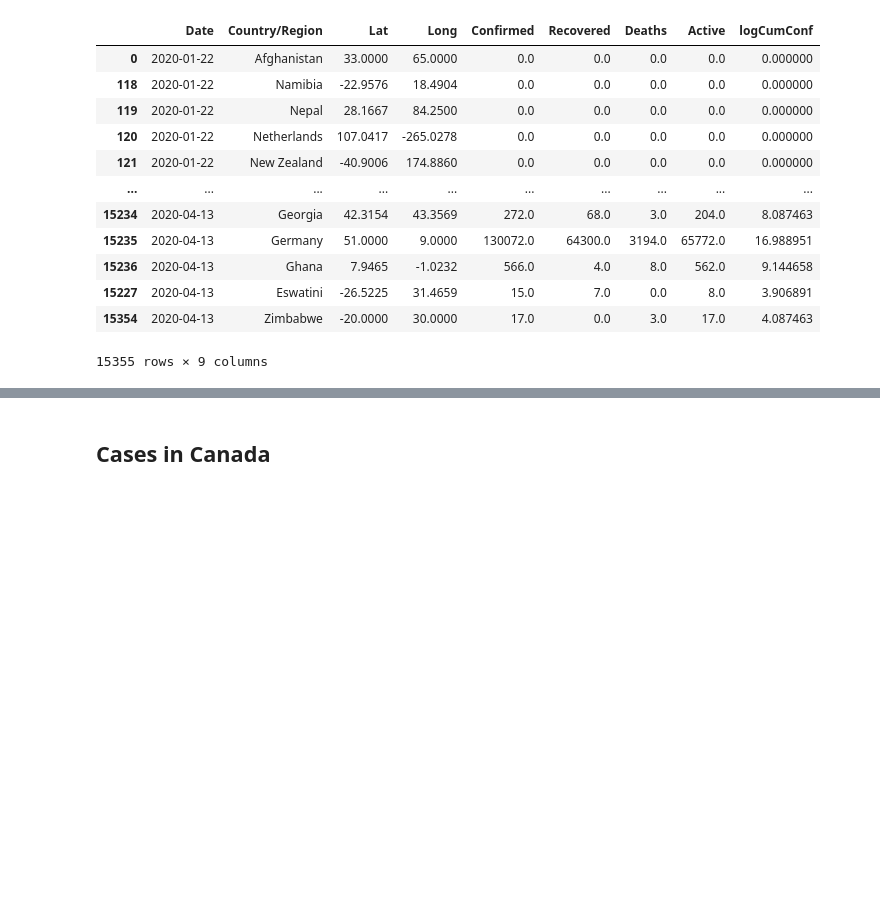
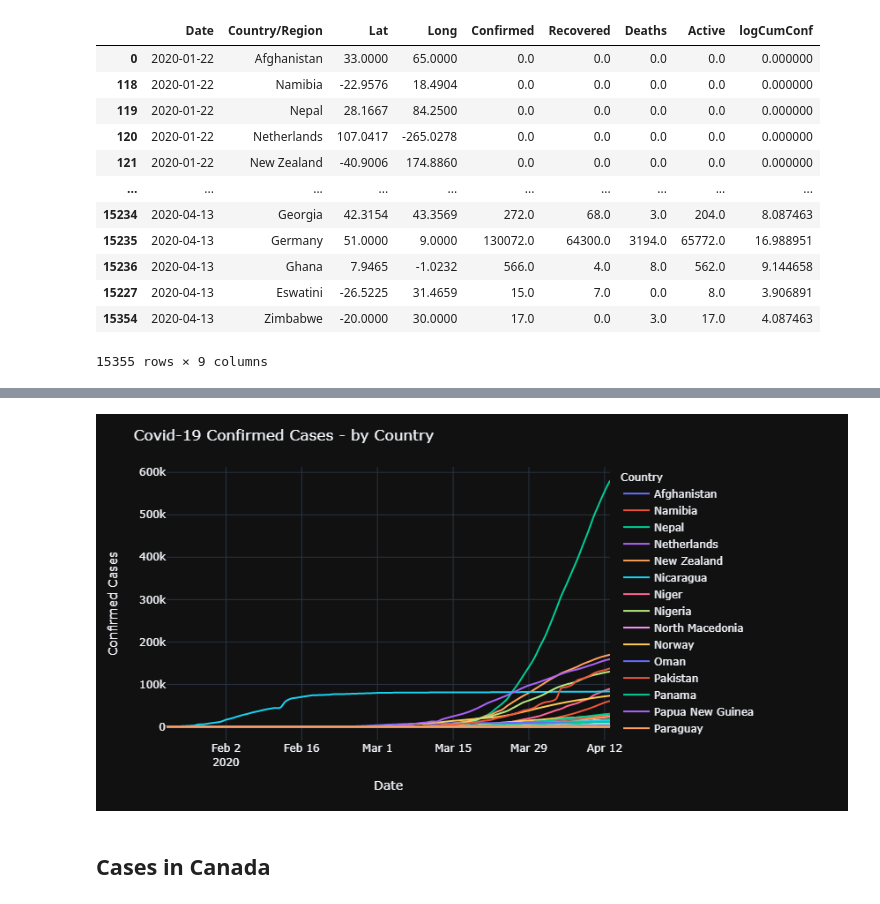
Before and after one commit to vijay-ss/covid-19, a Jupyter notebook: covid_19_WHO.ipynb, the cells around one changed output, grey strips where cells are left out. Saved outputs shown, nothing was run; the diff lists cells and outputs as text; code cells hidden in the pictures; blank space fills up the shorter version.

```diff
--- a/covid_19_WHO.ipynb
+++ b/covid_19_WHO.ipynb
@@ -289,7 +292,9 @@ fig3 = px.line(x=country_ts['Date'],
         hover_name=country_ts["Country/Region"],
         line_shape="spline",
         render_mode="svg",
-        template='plotly_dark',
+        template='plotly_dark'
+        ,height=550
+        ,width=900
 )
 
 # Add labels
@@ -306,3 +310,4 @@ fig3.show()
+[figure, added]
 # %% [markdown]
 ## Cases in Canada
 # %% [markdown]
```
Also changed, not shown: parts of 11 cells of this notebook.
